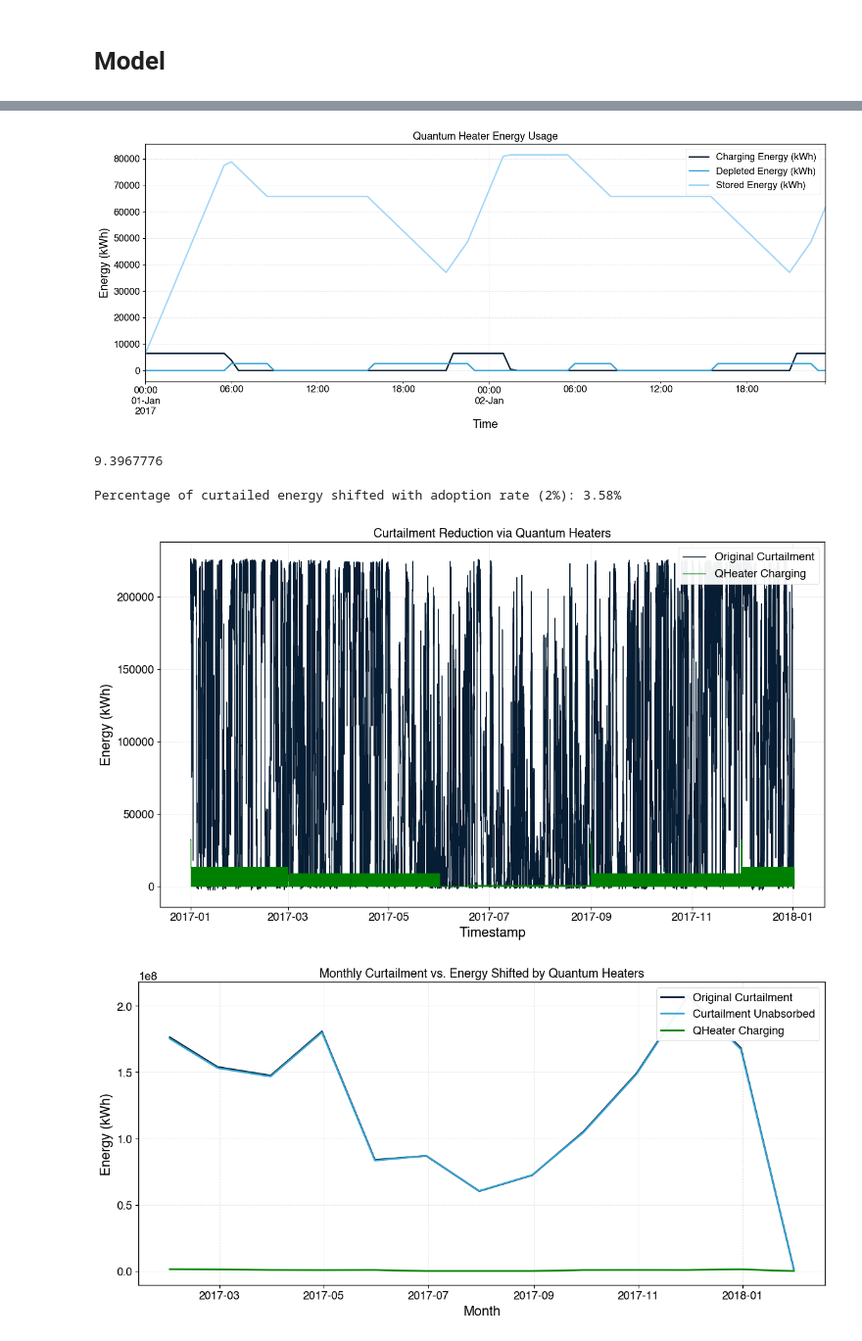
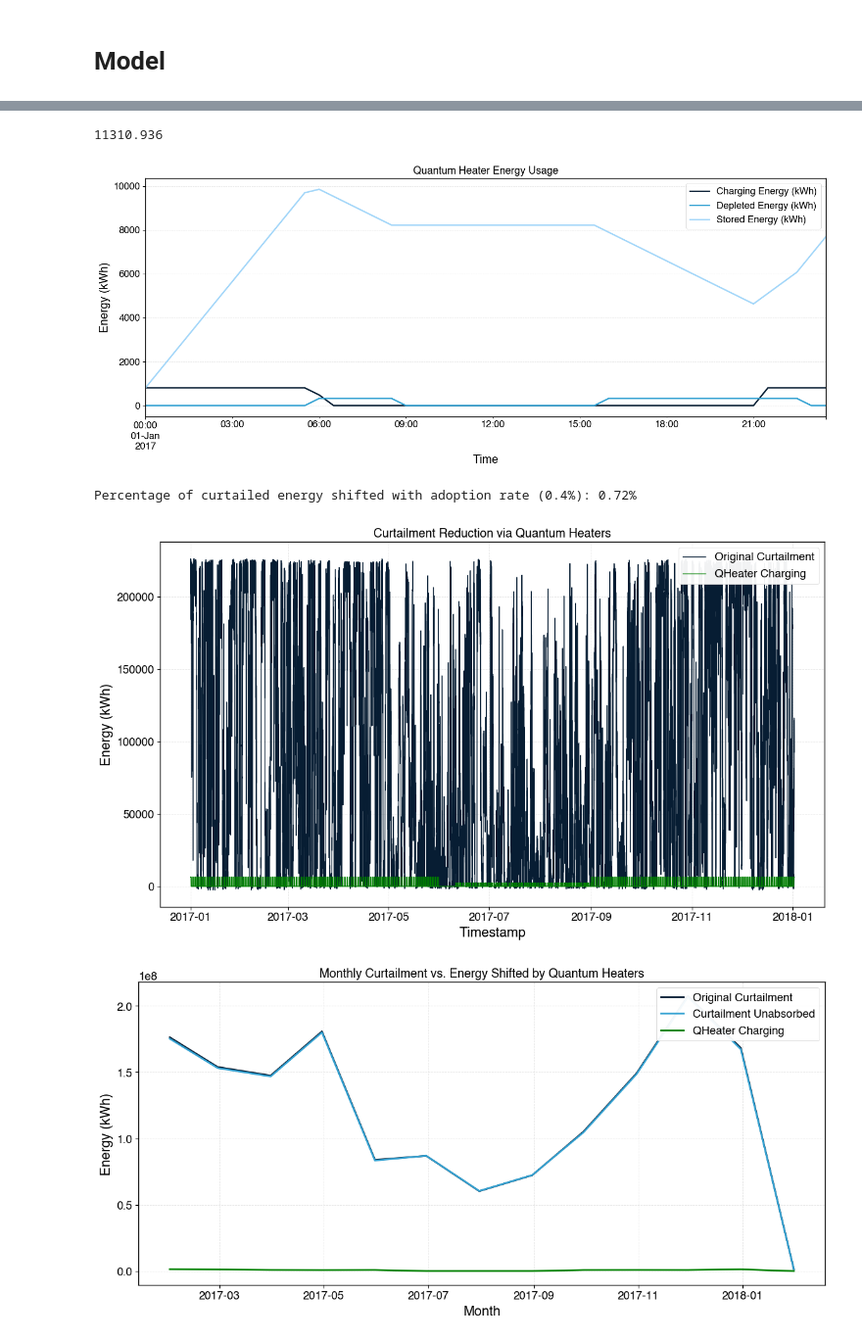
Before and after one commit to ryanabsar/AIB-Capstone-Project, a Jupyter notebook: 02_notebooks/94_Curtailment_v2.ipynb, the cells around one changed output, grey strips where cells are left out. Shown: that part at 98% size. Saved outputs shown, nothing was run; the diff lists cells and outputs as text; code cells hidden in the pictures.

```diff
--- a/02_notebooks/94_Curtailment_v2.ipynb
+++ b/02_notebooks/94_Curtailment_v2.ipynb
@@ -295,7 +298,7 @@ season_factors = {
 }
 
 # adoption rate
-qheater_adoption_rate = 0.4
+qheater_adoption_rate = 0.4 #0 - 1 0.1 - 1.0
 
 heater_mix = [700, 700]
 
@@ -310,7 +313,7 @@ qheater_half_hour_usage = qheater_max_output * 0.5  # kWh used in one 30-min hea
 
 qheater_max_input_rating = sum(q_heater[size]['input_rating'] for size in heater_mix) # kw
 qheater_max_energy_draw_per_interval = qheater_max_input_rating * 0.5  # in kWh
-
+qheater_max_storage_capacity = qheater_max_storage_capacity *0.5
 print(f'max storage capacity: {qheater_max_storage_capacity:.2f} kWh')
 print(f'max output: {qheater_max_output:.2f} kWh')
 print(f'30 Minute Heater Usage {qheater_half_hour_usage:.2f} kWh')
@@ -392,7 +395,7 @@ for i in tqdm.tqdm(range(len(ts_model))):
     # Absorption ratio and unabsorbed curtailment
     if curtailment_energy_kwh > 0:
         absorption_ratio = qheater_charging_energy_kwh / curtailment_energy_kwh
-        curtailment_unabsorbed_kwh = curtailment_energy_kwh - qheater_charging_energy_kwh
+        curtailment_unabsorbed_kwh = max(curtailment_energy_kwh,curtailment_energy_kwh - qheater_charging_energy_kwh)
     else:
         absorption_ratio = 0.0
         curtailment_unabsorbed_kwh = 0.0
@@ -439,22 +602,22 @@ np.float64(7.516054644808744)
+# %%
+qheater_max_storage_capacity*n_adopted_households
+# %% [output]
+11310.936
 # %%
-day_1 = ts_model[ts_model.seasons == 'Winter'].head(48*2)
+day_1 = ts_model[ts_model.seasons == 'Winter'].head(48*1)
 fig, ax = plt.subplots(figsize=(14, 6))
 day_1["qheater_charging_energy_kwh"].plot(ax=ax, label="Charging Energy (kWh)")
 day_1["qheater_depleted_energy_kwh"].plot(ax=ax, label="Depleted Energy (kWh)")
 day_1["qheater_storage_energy_kwh"].plot(ax=ax, label="Stored Energy (kWh)")
 ax.set_title("Quantum Heater Energy Usage")
 ax.set_ylabel("Energy (kWh)")
 ax.set_xlabel("Time")
 ax.legend()
 plt.grid(True)
 plt.tight_layout()
 plt.show()
 # %% [output]
-[figure, old version]
+[figure, new version]
-# %%
-0.002268*(n_adopted_households)
-# %% [output]
-9.3967776
 # %%
 # check overall absoprption ratio')
 total_shifted_kwh = ts_model['qheater_charging_energy_kwh'].sum()
@@ -478,8 +641,8 @@ plt.legend()
 plt.tight_layout()
 plt.show()
 # %% [output]
-Percentage of curtailed energy shifted with adoption rate (2%): 3.58%
+Percentage of curtailed energy shifted with adoption rate (0.4%): 0.72%
-[figure, old version]
+[figure, new version]
 # %%
 # Resample to monthly sums cause this is energy
 monthly = pd.DataFrame(index=ts_model.resample('ME').sum().index)
```
Also changed, not shown: parts of 13 cells of this notebook, 4 other files.
